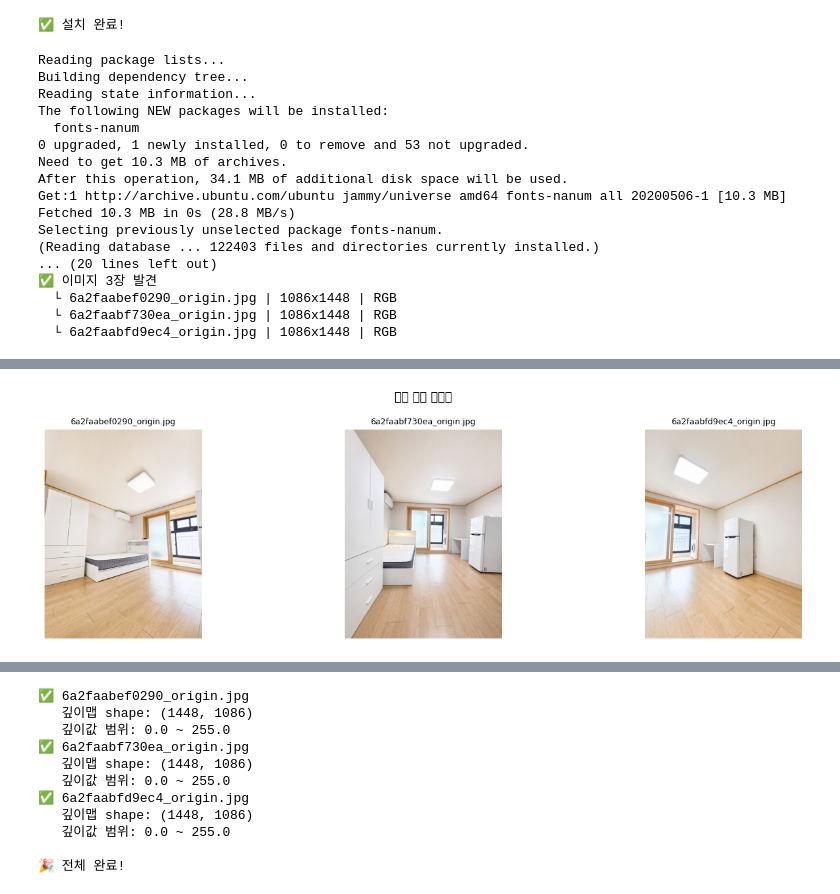
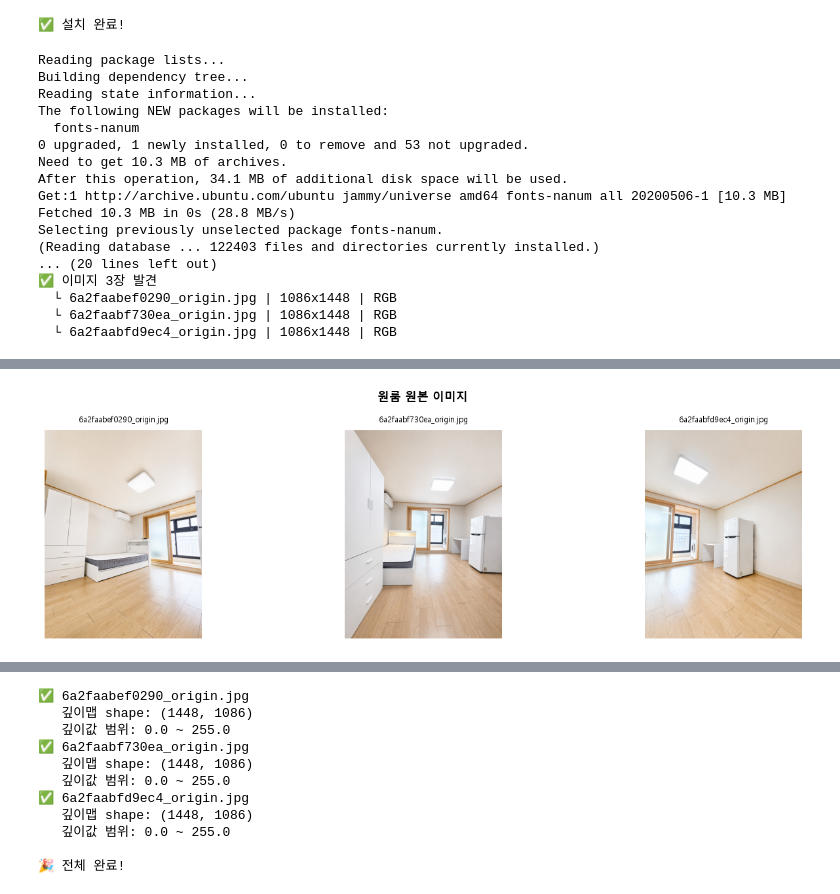
Before and after one commit to bonggu0102/Asac-DL-Team4, a Jupyter notebook: 01_Src/Depth_2.5D_room.ipynb, the cells around one changed output, grey strips where cells are left out. Saved outputs shown, nothing was run; the diff lists cells and outputs as text; code cells hidden in the pictures.

Commit message:
코드 정리 및  readme 수정

```diff
--- a/01_Src/Depth_2.5D_room.ipynb
+++ b/01_Src/Depth_2.5D_room.ipynb
@@ -7,39 +7,64 @@ print("✅ 설치 완료!")
 # %% [output]
 ✅ 설치 완료!
 # %%
+from google.colab import drive
+
+drive.mount("/content/drive")
+from pathlib import Path
+
+DATA_ROOT = Path("/content/drive/MyDrive/0_ASAC_11기_DL_4조/02_Data")
+OUTPUT_ROOT = Path("/content/outputs")
+OUTPUT_ROOT.mkdir(parents=True, exist_ok=True)
+
+if not DATA_ROOT.exists():
+    raise FileNotFoundError(
+        f"데이터 폴더를 찾을 수 없습니다: {DATA_ROOT}\n"
+        "README의 'Colab 실행 및 데이터' 안내를 확인하거나, "
+        "DATA_ROOT를 본인의 Google Drive 경로로 수정하세요."
+    )
+
+print(f"데이터 폴더: {DATA_ROOT}")
+
+!apt-get install -qq fonts-nanum
+!fc-cache -f
+
 import os
 import glob
 from PIL import Image
+import matplotlib
 import matplotlib.pyplot as plt
-import matplotlib
-matplotlib.rcParams['font.family'] = 'NanumGothic'  # 한글 폰트
-!apt-get install -q fonts-nanum && fc-cache -fv  # 한글 폰트 설치
+import matplotlib.font_manager as fm
 
-base_path = "/content/02_Data/test1"
+FONT_PATH = '/usr/share/fonts/truetype/nanum/NanumGothic.ttf'
+fm.fontManager.addfont(FONT_PATH)
+matplotlib.rcParams['font.family'] = 'NanumGothic'
+matplotlib.rcParams['axes.unicode_minus'] = False
+
+base_path = str(DATA_ROOT / "raw_room" / "room01")
 
 image_paths = sorted(
-    glob.glob(f"{base_path}/*.jpg") +
-    glob.glob(f"{base_path}/*.jpeg") +
-    glob.glob(f"{base_path}/*.png") +
-    glob.glob(f"{base_path}/*.JPG")
+    glob.glob(f'{base_path}/*.jpg') +
+    glob.glob(f'{base_path}/*.jpeg') +
+    glob.glob(f'{base_path}/*.png') +
+    glob.glob(f'{base_path}/*.JPG')
 )
 
-print(f"✅ 이미지 {len(image_paths)}장 발견")
+print(f'✅ 이미지 {len(image_paths)}장 발견')
 for p in image_paths:
     img = Image.open(p)
-    print(f"  └ {os.path.basename(p)} | {img.size[0]}x{img.size[1]} | {img.mode}")
+    print(f'  └ {os.path.basename(p)} | {img.size[0]}x{img.size[1]} | {img.mode}')
 
-# 미리보기
 n = len(image_paths)
 fig, axes = plt.subplots(1, n, figsize=(5*n, 4))
-if n == 1: axes = [axes]
+if n == 1:
+    axes = [axes]
 
 for ax, path in zip(axes, image_paths):
     ax.imshow(Image.open(path))
     ax.set_title(os.path.basename(path), fontsize=9)
     ax.axis('off')
 
-plt.suptitle("원룸 원본 이미지", fontsize=13, fontweight='bold')
+plt.suptitle('원룸 원본 이미지', fontsize=13, fontweight='bold')
 plt.tight_layout()
 plt.show()
 # %% [output]
@@ -80,4 +88,4 @@ WARNING:matplotlib.font_manager:findfont: Font family 'NanumGothic' not found.
-[figure, old version]
+[figure, new version]
 # %%
 import torch
 from transformers import pipeline
```
Also changed, not shown: parts of 5 cells of this notebook, 24 other files.
